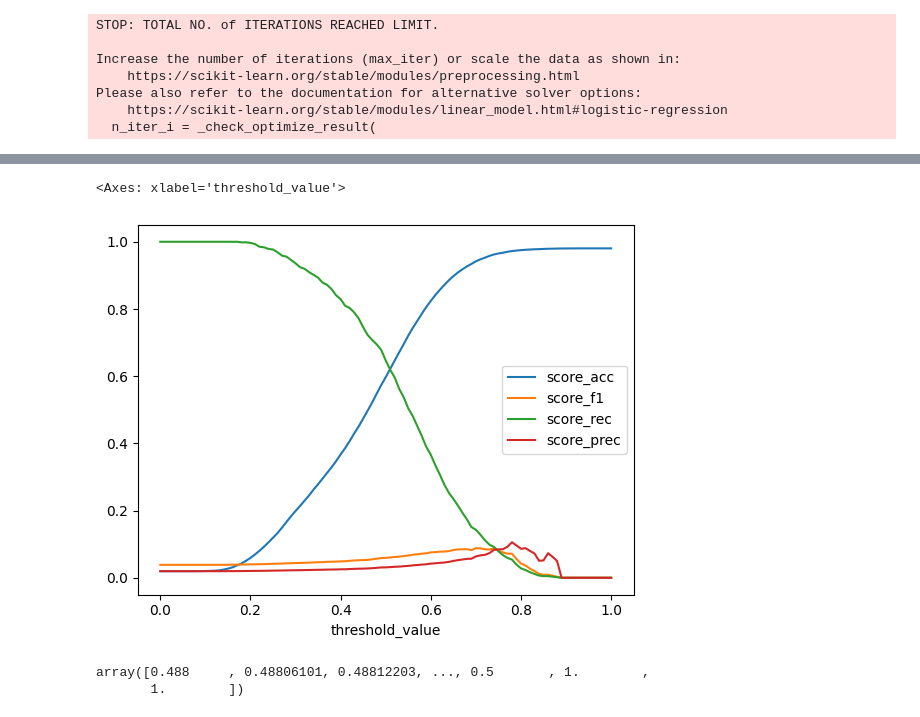
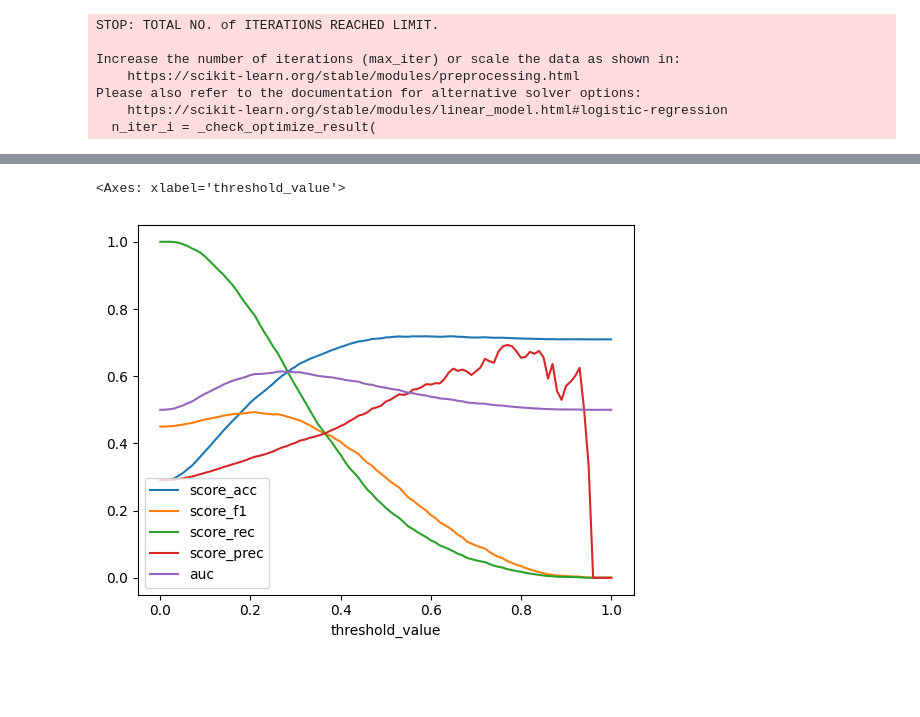
Before and after one commit to GrzegKrajewski/Masters_churn, a Jupyter notebook: code_masters_gk.ipynb, the cells around one changed output, grey strips where cells are left out. Cells and saved outputs as stored; diff of their text form; code cells hidden in the pictures; blank space fills up the shorter version.

```diff
--- a/code_masters_gk.ipynb
+++ b/code_masters_gk.ipynb
@@ -1293,0 +1127,3 @@ AUC = 65.394%
+# %%
+rf_model = RandomForestClassifier(random_state=1973)
+rf_model.fit(X_train, y_train)
@@ -1319,0 +1235,14 @@ AUC = 59.463%
+# %%
+logistic_reg = LogisticRegression(penalty='l1', solver='saga', max_iter=1000, random_state=1973)
+# penalty='elasticnet'
+# Define a grid of alpha (C) and l1_ratio values
+param_grid = {
+    'C': [0.01, 0.1, 1, 10],  # C is the inverse of regularization strength; smaller values specify stronger regularization
+    # 'l1_ratio': [0.1, 0.5 , 0.9]  # Mix ratio for L1 and L2 regularization
+}
+
+# Use GridSearchCV to find the best C and l1_ratio
+grid_search = RandomizedSearchCV(
+  logistic_reg, param_grid, cv=stratified_kfold, scoring=scoring,
+  random_state=1973,n_jobs=-1,verbose=1)
+grid_search.fit(X_train, y_train)
@@ -1319,0 +1258,8 @@ AUC = 59.463%
+# %%
+# Retrieve the best model and best parameters
+best_logistic_net_model = grid_search.best_estimator_
+print("Best parameters for Elastic Net Logistic Regression:", grid_search.best_params_)
+
+# Evaluate the best model on the test set
+y_pred = best_logistic_net_model.predict(X_test)
+y_pred_proba = best_logistic_net_model.predict_proba(X_test)  # Probability estimates for the positive class
@@ -1327,6 +1387,7 @@ def test_thresh(x,y_test):
     scores_f1=[]
     scores_rec=[]
     scores_prec=[]
+    scores_auc=[]
     for i in np.linspace(0, 1, 101):
         threshold = i  # You can adjust the threshold as needed
         y_pred_fun = (x[:, 1] > threshold).astype(int)
@@ -1335,10 +1396,12 @@ def test_thresh(x,y_test):
         scores_f1.append(f1_score(y_test, y_pred_fun))
         scores_rec.append(recall_score(y_test, y_pred_fun))
         scores_prec.append(precision_score(y_test, y_pred_fun))
+        scores_auc.append(roc_auc_score(y_test, y_pred_fun))
+
         #scores_roc.append(roc_auc_score(y_test, y_prob))
-    return pd.DataFrame({'threshold_value':threshold_value,'score_acc':scores_acc,'score_f1':scores_f1,'score_rec':scores_rec,'score_prec':scores_prec}).set_index('threshold_value')
+    return pd.DataFrame({'threshold_value':threshold_value,'score_acc':scores_acc,'score_f1':scores_f1,'score_rec':scores_rec,'score_prec':scores_prec,'auc':scores_auc}).set_index('threshold_value')
 # %%
-test_thresh(y_pred_proba,y_hold).plot()
+test_thresh(y_pred_proba,y_test).plot()
 # %% [output]
 <Axes: xlabel='threshold_value'>
-[figure, old version]
+[figure, new version]
@@ -1353,5 +1410,0 @@ average_precision = average_precision_score(y_test, y_proba_lr[:,1])
-# %%
-precision
-# %% [output]
-array([0.488     , 0.48806101, 0.48812203, ..., 0.5       , 1.        ,
-       1.        ])
```
Also changed, not shown: parts of 103 cells of this notebook.
